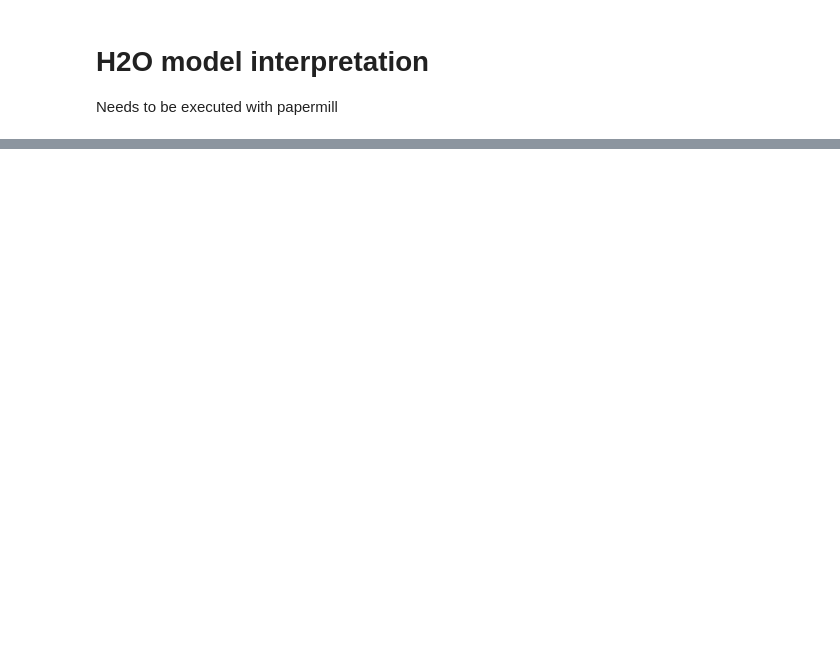
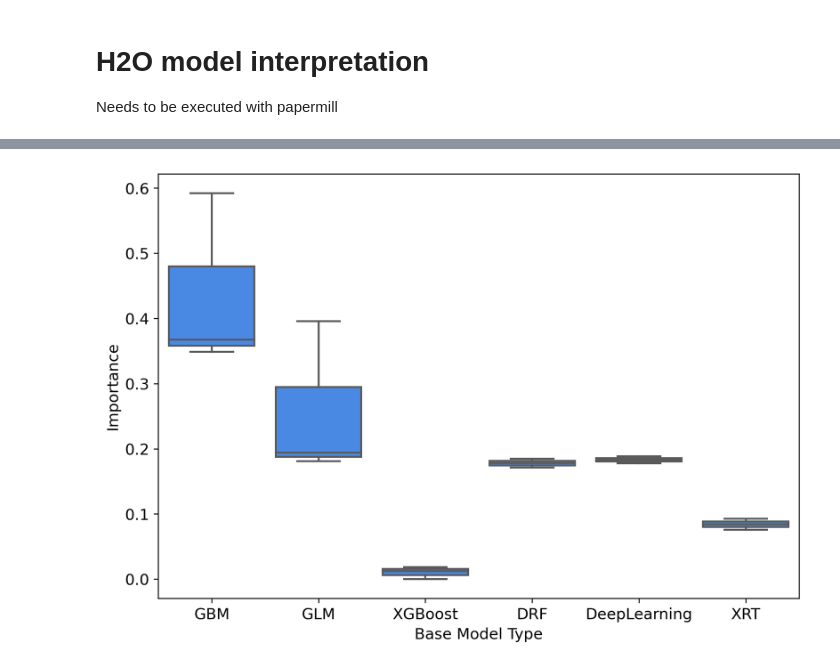
Before and after one commit to mxgbr/gpp_upscaling, a Jupyter notebook: 03_h2o_explainability_out.ipynb, the cells around one changed output, grey strips where cells are left out. Cells and saved outputs as stored; diff of their text form; code cells hidden in the pictures; blank space fills up the shorter version.

```diff
--- a/03_h2o_explainability_out.ipynb
+++ b/03_h2o_explainability_out.ipynb
@@ -128,3 +128,10 @@ df_models
 | 12 | XGBoost_3_AutoML_1_20221027_22941 | 2 | experiments/2022102713559613_2/fo... | 0.000000 | XGBoost | StackedEnsemble BestOfFamily |
 | 13 | DeepLearning_1_AutoML_1_20221027_... | 2 | experiments/2022102713559613_2/fo... | 0.177668 | DeepLearning | StackedEnsemble BestOfFamily |
 | 14 | XRT_1_AutoML_1_20221027_22941 | 2 | experiments/2022102713559613_2/fo... | 0.075757 | XRT | StackedEnsemble BestOfFamily |
+# %%
+sns.boxplot(data=df_models, x='base_model_type', y='importance', color=sns.color_palette()[0])
+plt.xlabel('Base Model Type')
+plt.ylabel('Importance')
+plt.savefig('')
+# %% [output]
+[figure, added]
```
Also changed, not shown: parts of 3 cells of this notebook, 1 other file.
